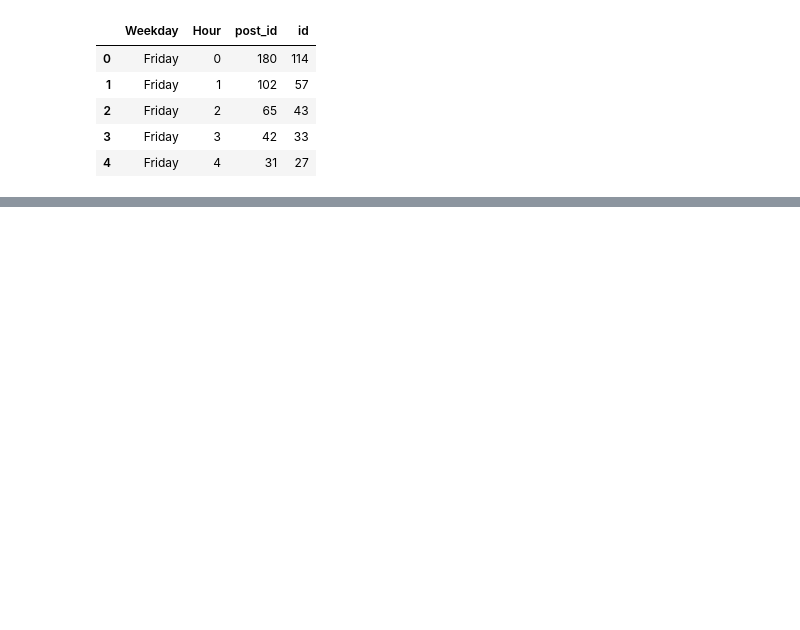
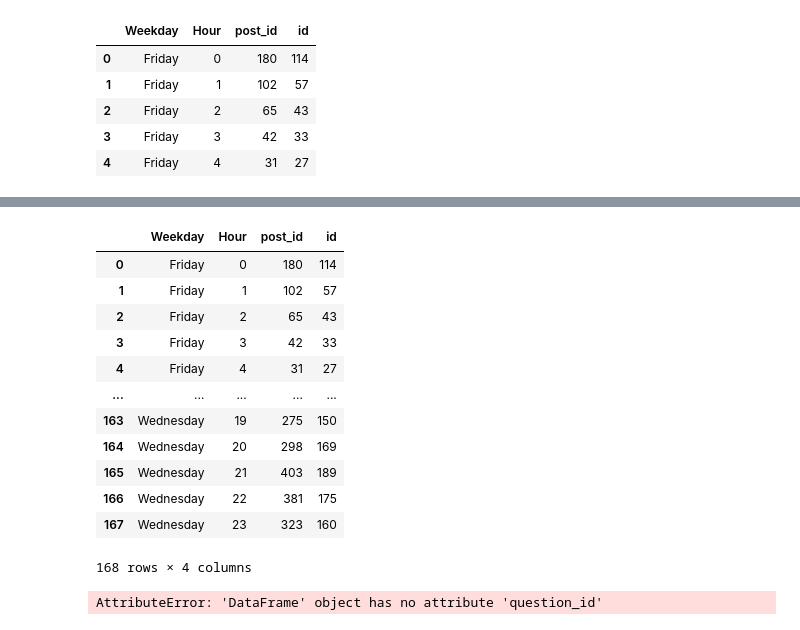
Before and after one commit to epfl-ada/ada-2020-project-milestone-p3-p3_adatada, a Jupyter notebook: Fig2.ipynb, the cells around one changed output, grey strips where cells are left out. Saved outputs shown, nothing was run; the diff lists cells and outputs as text; code cells hidden in the pictures; blank space fills up the shorter version.

```diff
--- a/Fig2.ipynb
+++ b/Fig2.ipynb
@@ -112,0 +177,23 @@ axs[0,0].legend()
+# %%
+users_stats_weibo
+# %% [output]
+|  | Weekday | Hour | post_id | id |
+| 0 | Friday | 0 | 180 | 114 |
+| 1 | Friday | 1 | 102 | 57 |
+| 2 | Friday | 2 | 65 | 43 |
+| 3 | Friday | 3 | 42 | 33 |
+| 4 | Friday | 4 | 31 | 27 |
+| ... | ... | ... | ... | ... |
+| 163 | Wednesday | 19 | 275 | 150 |
+| 164 | Wednesday | 20 | 298 | 169 |
+| 165 | Wednesday | 21 | 403 | 189 |
+| 166 | Wednesday | 22 | 381 | 175 |
+| 167 | Wednesday | 23 | 323 | 160 |
+168 rows × 4 columns
+# %%
+print(sum(stackoverflow_data.question_id[stackoverflow_data.hour < 6])/sum(stackoverflow_data.question_id))
+print((sum(stackoverflow_data.question_id[stackoverflow_data.hour < 12])-sum(stackoverflow_data.question_id[stackoverflow_data.hour < 6]))/sum(stackoverflow_data.question_id))
+print((sum(stackoverflow_data.question_id[stackoverflow_data.hour < 18])-sum(stackoverflow_data.question_id[stackoverflow_data.hour < 12]))/sum(stackoverflow_data.question_id))
+print((sum(stackoverflow_data.question_id[stackoverflow_data.hour < 24])-sum(stackoverflow_data.question_id[stackoverflow_data.hour < 18]))/sum(stackoverflow_data.question_id))
+# %% [output]
+AttributeError: 'DataFrame' object has no attribute 'question_id'
```
Also changed, not shown: parts of 17 cells of this notebook, 3 other files.
